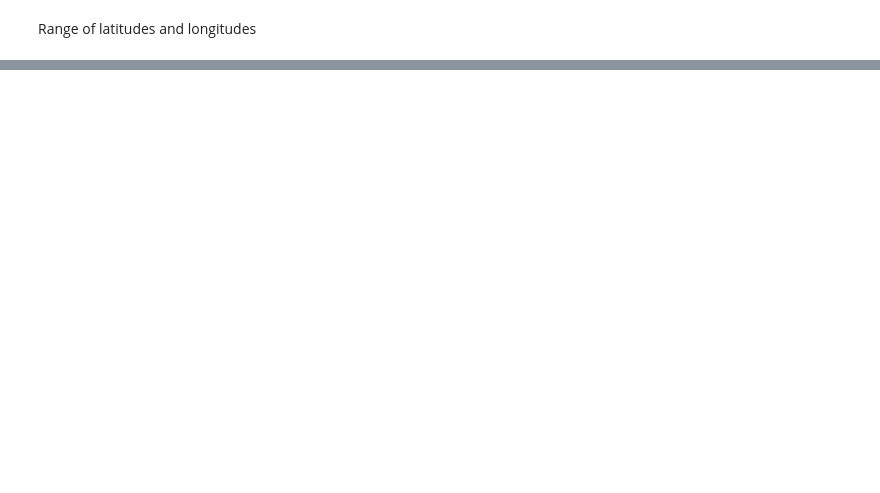
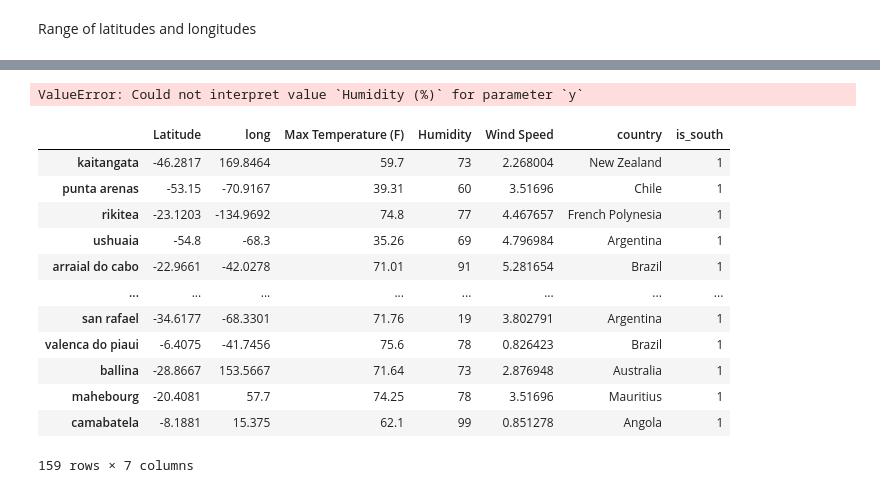
Before and after one commit to danielherfurth/python-api-challenge, a Jupyter notebook: WeatherPy/weather.ipynb, the cells around one changed output, grey strips where cells are left out. Cells and saved outputs as stored; diff of their text form; code cells hidden in the pictures; blank space fills up the shorter version.

```diff
--- a/WeatherPy/weather.ipynb
+++ b/WeatherPy/weather.ipynb
@@ -98,0 +148,28 @@ KeyboardInterrupt:
+# %%
+dfs = [df_south, df_north]
+names = ['south', 'north']
+ys = ['Max Temperature (F)', 'Humidity (%)', 'Wind Speed (mph)', 'Clouds (%)']
+
+
+for name, frame in zip(names, dfs):
+    for y in ys:
+        make_figures(name, frame, y=y)
+    # print(, frame.head())
+# %% [output]
+ValueError: Could not interpret value `Humidity (%)` for parameter `y`
+# %%
+df[df['is_south'] == 1]
+# %% [output]
+|  | Latitude | long | Max Temperature (F) | Humidity | Wind Speed | country | is_south |
+| kaitangata | -46.2817 | 169.8464 | 59.7 | 73 | 2.268004 | New Zealand | 1 |
+| punta arenas | -53.15 | -70.9167 | 39.31 | 60 | 3.51696 | Chile | 1 |
+| rikitea | -23.1203 | -134.9692 | 74.8 | 77 | 4.467657 | French Polynesia | 1 |
+| ushuaia | -54.8 | -68.3 | 35.26 | 69 | 4.796984 | Argentina | 1 |
+| arraial do cabo | -22.9661 | -42.0278 | 71.01 | 91 | 5.281654 | Brazil | 1 |
+| ... | ... | ... | ... | ... | ... | ... | ... |
+| san rafael | -34.6177 | -68.3301 | 71.76 | 19 | 3.802791 | Argentina | 1 |
+| valenca do piaui | -6.4075 | -41.7456 | 75.6 | 78 | 0.826423 | Brazil | 1 |
+| ballina | -28.8667 | 153.5667 | 71.64 | 73 | 2.876948 | Australia | 1 |
+| mahebourg | -20.4081 | 57.7 | 74.25 | 78 | 3.51696 | Mauritius | 1 |
+| camabatela | -8.1881 | 15.375 | 62.1 | 99 | 0.851278 | Angola | 1 |
+159 rows × 7 columns
```
Also changed, not shown: parts of 24 cells of this notebook, 1 other file.
